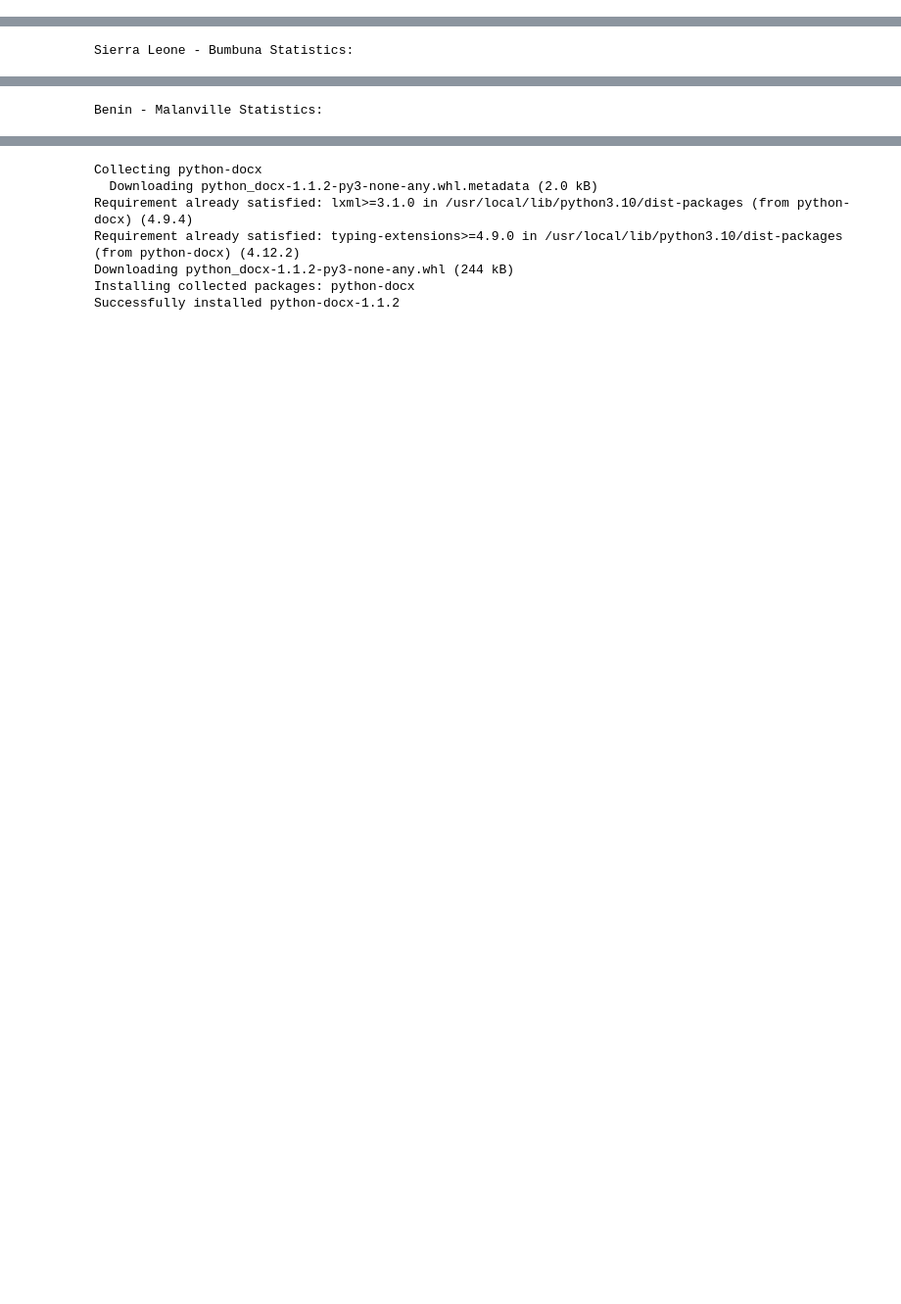
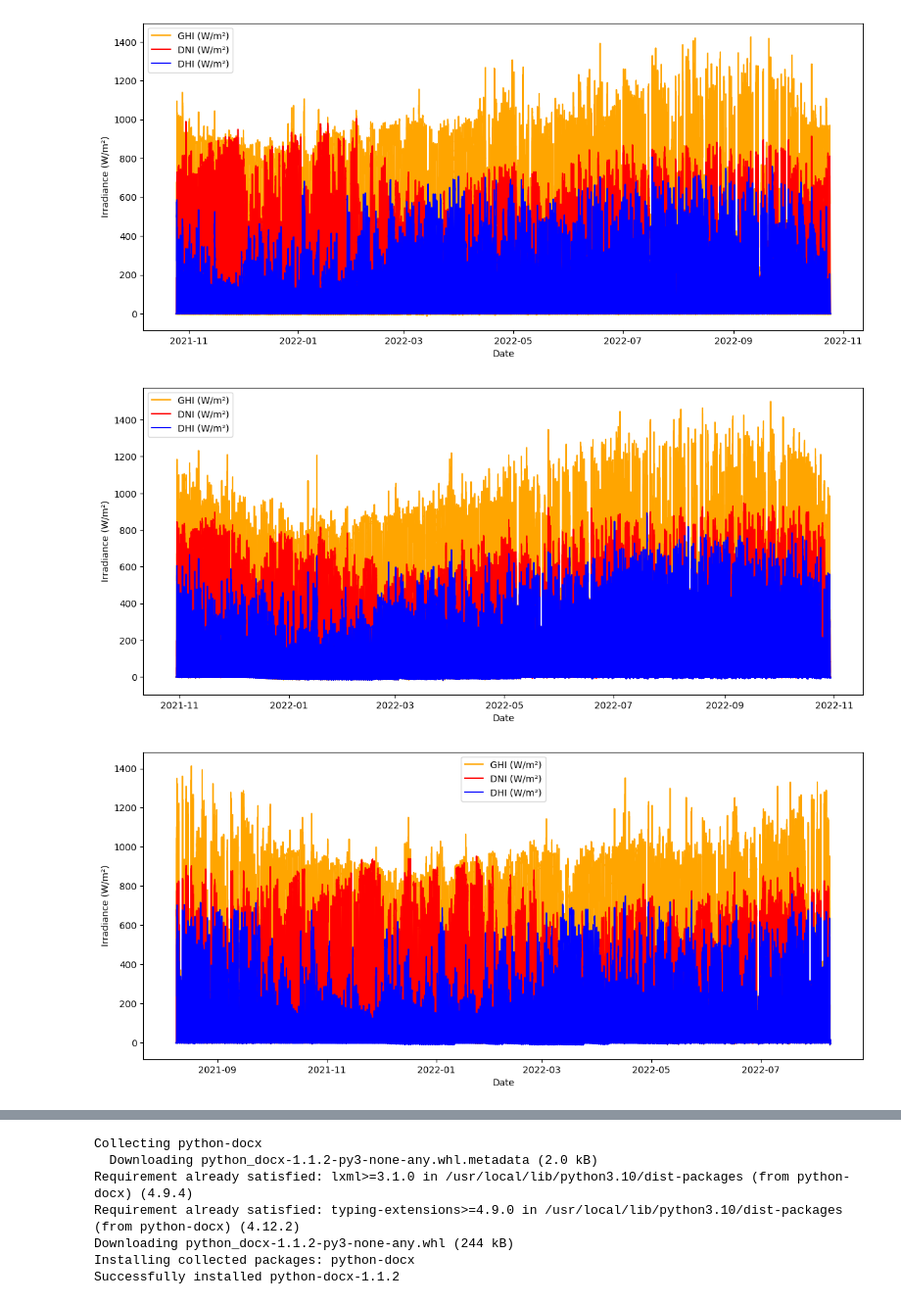
Before and after one commit to fazednot/week0-kifiyaaim2, a Jupyter notebook: notebooks/Copy of Untitled5.ipynb, the cells around one changed output, grey strips where cells are left out. Shown at 98% size. Saved outputs shown, nothing was run; the diff lists cells and outputs as text; code cells hidden in the pictures; blank space fills up the shorter version.

```diff
--- a/notebooks/Copy of Untitled5.ipynb
+++ b/notebooks/Copy of Untitled5.ipynb
@@ -1,62 +1,61 @@
 # %%
+!pip install streamlit
 !pip install seaborn
-# Import necessary libraries
-
+import streamlit as st
 import pandas as pd
 import seaborn as sns
 import matplotlib.pyplot as plt
 import os
-
-# Function to load a CSV file and print its first few rows
+#i wrote a function to load the csv file and its first rows
 def load_and_preview_data(filename, region_name):
     if os.path.exists(filename):
         df = pd.read_csv(filename)
-        print(f"{region_name} Data:")
-        display(df.head())
+        st.write(f"{region_name} Data:")
+        st.dataframe(df.head())
         return df
     else:
-        print(f"File {filename} not found.")
+        st.error(f"File {filename} not found.")
         return None
 
-# Load the CSV files into DataFrames
+# we load the csv files into dataframes
 df_togo = load_and_preview_data('togo-dapaong_qc.csv', 'Togo - Dapaong')
 df_sierraleone = load_and_preview_data('sierraleone-bumbuna.csv', 'Sierra Leone - Bumbuna')
 df_benin = load_and_preview_data('benin-malanville.csv', 'Benin - Malanville')
 
-# Function to check the structure of each DataFrame
+# a function to check the structure of each dataframe
 def check_info(df, region_name):
     if df is not None:
-        print(f"\n{region_name} Info:")
-        df.info()
+        st.write(f"\n{region_name} Info:")
+        buffer = st.text_area(f'{region_name} Info', value=df.info(buf=None), height=200)
 
-# Check the structure of each DataFrame
+# we check the structure of each DataFrame
 check_info(df_togo, 'Togo - Dapaong')
 check_info(df_sierraleone, 'Sierra Leone - Bumbuna')
 check_info(df_benin, 'Benin - Malanville')
 
-# Function to get basic statistics for each DataFrame
+# make a new function to get basic statistic for each DataFrame
 def show_statistics(df, region_name):
     if df is not None:
-        print(f"\n{region_name} Statistics:")
-        display(df.describe())
+        st.write(f"\n{region_name} Statistics:")
+        st.dataframe(df.describe())
 
-# Get basic statistics for each DataFrame
+# get basic statistic for each DataFrame
 show_statistics(df_togo, 'Togo - Dapaong')
 show_statistics(df_sierraleone, 'Sierra Leone - Bumbuna')
 show_statistics(df_benin, 'Benin - Malanville')
 
-# Function to check for missing values in each DataFrame
+# a function to check whethere there is missing values in each DataFrame
 def check_missing_values(df, region_name):
     if df is not None:
-        print(f"\nMissing values in {region_name}:")
-        print(df.isnull().sum())
+        st.write(f"\nMissing values in {region_name}:")
+        st.write(df.isnull().sum())
 
-# Check for missing values in each DataFrame
+# to check for missing values in each DataFrame
 check_missing_values(df_togo, 'Togo - Dapaong')
 check_missing_values(df_sierraleone, 'Sierra Leone - Bumbuna')
 check_missing_values(df_benin, 'Benin - Malanville')
 
-# Example: Fill missing values with forward fill
+# example: fill missing values with forward fill
 def fill_missing_values(df):
     if df is not None:
         df.fillna(method='ffill', inplace=True)
@@ -65,7 +64,7 @@ fill_missing_values(df_togo)
 fill_missing_values(df_sierraleone)
 fill_missing_values(df_benin)
 
-# Convert Timestamp to datetime format and set as index
+# convert timestamp to datetime format and set as index
 def preprocess_data(df):
     if df is not None:
         df['Timestamp'] = pd.to_datetime(df['Timestamp'])
@@ -75,68 +74,68 @@ preprocess_data(df_togo)
 preprocess_data(df_sierraleone)
 preprocess_data(df_benin)
 
-# Function to plot GHI, DNI, and DHI over time
+# function to plot GHI, DNI, and DHI graph over time
 def plot_irradiance(df, region_name):
     if df is not None:
+        st.write(f'Solar Irradiance Over Time in {region_name}')
         plt.figure(figsize=(14, 6))
         plt.plot(df.index, df['GHI'], label='GHI (W/m²)', color='orange')
         plt.plot(df.index, df['DNI'], label='DNI (W/m²)', color='red')
         plt.plot(df.index, df['DHI'], label='DHI (W/m²)', color='blue')
-        plt.title(f'Solar Irradiance Over Time in {region_name}')
         plt.xlabel('Date')
         plt.ylabel('Irradiance (W/m²)')
         plt.legend()
-        plt.show()
+        st.pyplot(plt)
 
-# Plot for each region
+# a plot for each region
 plot_irradiance(df_togo, 'Togo - Dapaong')
 plot_irradiance(df_sierraleone, 'Sierra Leone - Bumbuna')
 plot_irradiance(df_benin, 'Benin - Malanville')
 
-# Function to plot Temperature and Humidity over time
+# a function to plot temperature and humidity over time
 def plot_temp_humidity(df, region_name):
     if df is not None:
+        st.write(f'Temperature and Humidity Over Time in {region_name}')
         plt.figure(figsize=(14, 6))
         plt.plot(df.index, df['Tamb'], label='Ambient Temperature (°C)', color='red')
         plt.plot(df.index, df['RH'], label='Relative Humidity (%)', color='blue')
-        plt.title(f'Temperature and Humidity Over Time in {region_name}')
         plt.xlabel('Date')
         plt.ylabel('Temperature (°C) / Humidity (%)')
         plt.legend()
-        plt.show()
+        st.pyplot(plt)
 
-# Plot for each region
+# a plot for each region
 plot_temp_humidity(df_togo, 'Togo - Dapaong')
 plot_temp_humidity(df_sierraleone, 'Sierra Leone - Bumbuna')
 plot_temp_humidity(df_benin, 'Benin - Malanville')
 
-# Function to plot Wind Speed and Direction over time
+# a function to plot Wind Speed and Direction over time
 def plot_wind_conditions(df, region_name):
     if df is not None:
+        st.write(f'Wind Conditions Over Time in {region_name}')
         plt.figure(figsize=(14, 6))
         plt.plot(df.index, df['WS'], label='Wind Speed (m/s)', color='green')
         plt.plot(df.index, df['WD'], label='Wind Direction (°N)', color='purple')
-        plt.title(f'Wind Conditions Over Time in {region_name}')
         plt.xlabel('Date')
         plt.ylabel('Wind Speed (m/s) / Wind Direction (°N)')
         plt.legend()
-        plt.show()
+        st.pyplot(plt)
 
-# Plot for each region
+#  a plot for each region
 plot_wind_conditions(df_togo, 'Togo - Dapaong')
 plot_wind_conditions(df_sierraleone, 'Sierra Leone - Bumbuna')
 plot_wind_conditions(df_benin, 'Benin - Malanville')
 
-# Function to plot the correlation matrix
+#   a function to plot the correlation matrix
 def plot_correlation_matrix(df, region_name):
     if df is not None:
+        st.write(f'Correlation Matrix for {region_name}')
         corr_matrix = df.corr()
         plt.figure(figsize=(10, 8))
-        plt.title(f'Correlation Matrix for {region_name}')
         sns.heatmap(corr_matrix, annot=True, cmap='coolwarm', fmt='.2f')
-        plt.show()
+        st.pyplot(plt)
 
-# Plot correlation matrix for each region
+#  a plot correlation matrix for each region
 plot_correlation_matrix(df_togo, 'Togo - Dapaong')
 plot_correlation_matrix(df_sierraleone, 'Sierra Leone - Bumbuna')
 plot_correlation_matrix(df_benin, 'Benin - Malanville')
@@ -180,0 +183,3 @@ Benin - Malanville Data:
+[figure, added]
+[figure, added]
+[figure, added]
@@ -207 +192,0 @@ Togo - Dapaong Statistics:
-Sierra Leone - Bumbuna Statistics:
@@ -217 +192,0 @@ Sierra Leone - Bumbuna Statistics:
-Benin - Malanville Statistics:
```
Also changed, not shown: parts of 1 cell of this notebook.
